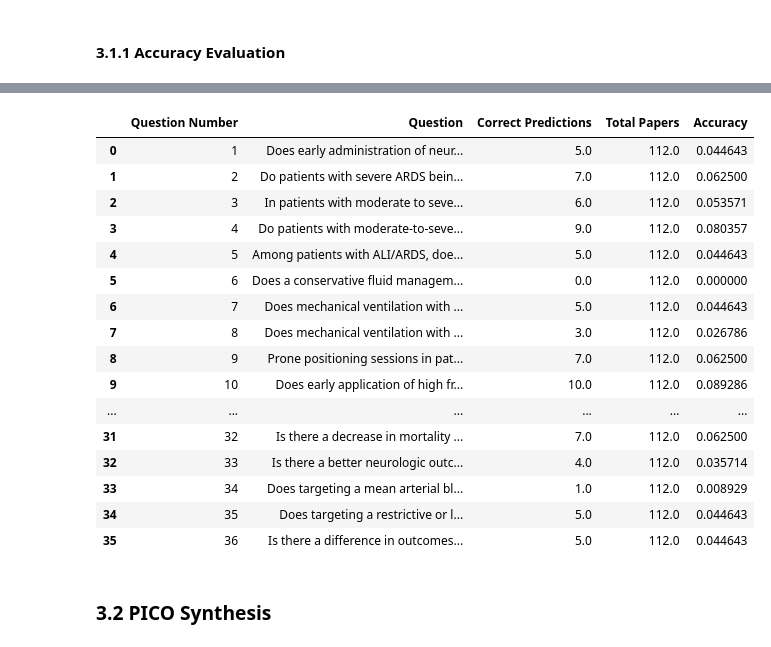
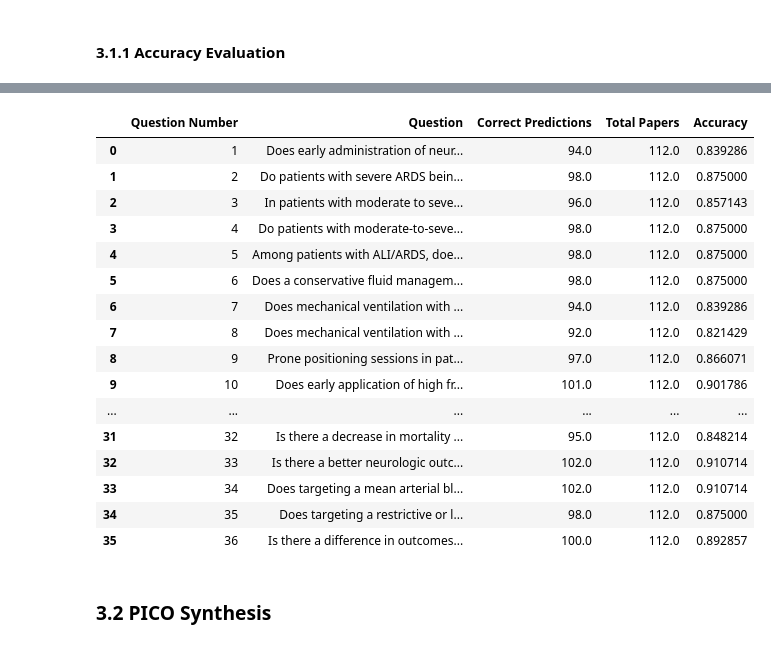
Before and after one commit to suim-park/Capstone-RAG-Team, a Jupyter notebook: 1__Codes/synthesis.ipynb, the cells around one changed output, grey strips where cells are left out. Saved outputs shown, nothing was run; the diff lists cells and outputs as text; code cells hidden in the pictures.

```diff
--- a/1__Codes/synthesis.ipynb
+++ b/1__Codes/synthesis.ipynb
@@ -385,6 +386,6 @@ merged_stance_final
 | 35 | 36 | Is there a difference in outcomes... | EDvsLSMENDS |  | ACURASYS, ADRENAL, AID-ICU, ALBIO... |  | DPSMVAS | ACURASYS, ROSE, FACTT, ARDSNet, P... |
 # %%
 # Apply the accuracy computation function to each row
-df_accuracy_ = merged_stance_final.apply(
+df_accuracy = merged_stance_final.apply(
     lambda row: compute_accuracy_with_total_vocab(row, total_vocab_set), axis=1
 )
@@ -411,25 +392,27 @@ df_accuracy
 # %%
-# Combine results with original question metadata
-df_final = pd.concat([df_merged[["Question Number", "Question"]], df_accuracy], axis=1)
-
-# Display the first few rows of the final result
-df_final
+# Combine question number, question, and accuracy results
+df_accuracy_result = pd.concat(
+    [merged_stance_final[["Question Number", "Question"]], df_accuracy], axis=1
+)
-# %% [output]
-|  | Question Number | Question | Correct Predictions | Total Papers | Accuracy |
-| 0 | 1 | Does early administration of neur... | 5.0 | 112.0 | 0.044643 |
-| 1 | 2 | Do patients with severe ARDS bein... | 7.0 | 112.0 | 0.062500 |
-| 2 | 3 | In patients with moderate to seve... | 6.0 | 112.0 | 0.053571 |
-| 3 | 4 | Do patients with moderate-to-seve... | 9.0 | 112.0 | 0.080357 |
-| 4 | 5 | Among patients with ALI/ARDS, doe... | 5.0 | 112.0 | 0.044643 |
-| 5 | 6 | Does a conservative fluid managem... | 0.0 | 112.0 | 0.000000 |
-| 6 | 7 | Does mechanical ventilation with ... | 5.0 | 112.0 | 0.044643 |
-| 7 | 8 | Does mechanical ventilation with ... | 3.0 | 112.0 | 0.026786 |
-| 8 | 9 | Prone positioning sessions in pat... | 7.0 | 112.0 | 0.062500 |
-| 9 | 10 | Does early application of high fr... | 10.0 | 112.0 | 0.089286 |
-| ... | ... | ... | ... | ... | ... |
-| 31 | 32 | Is there a decrease in mortality ... | 7.0 | 112.0 | 0.062500 |
-| 32 | 33 | Is there a better neurologic outc... | 4.0 | 112.0 | 0.035714 |
-| 33 | 34 | Does targeting a mean arterial bl... | 1.0 | 112.0 | 0.008929 |
-| 34 | 35 | Does targeting a restrictive or l... | 5.0 | 112.0 | 0.044643 |
-| 35 | 36 | Is there a difference in outcomes... | 5.0 | 112.0 | 0.044643 |
+# %%
+# Preview
+df_accuracy_result.head(36)
+# %% [output]
+|  | Question Number | Question | Correct Predictions | Total Papers | Accuracy |
+| 0 | 1 | Does early administration of neur... | 94.0 | 112.0 | 0.839286 |
+| 1 | 2 | Do patients with severe ARDS bein... | 98.0 | 112.0 | 0.875000 |
+| 2 | 3 | In patients with moderate to seve... | 96.0 | 112.0 | 0.857143 |
+| 3 | 4 | Do patients with moderate-to-seve... | 98.0 | 112.0 | 0.875000 |
+| 4 | 5 | Among patients with ALI/ARDS, doe... | 98.0 | 112.0 | 0.875000 |
+| 5 | 6 | Does a conservative fluid managem... | 98.0 | 112.0 | 0.875000 |
+| 6 | 7 | Does mechanical ventilation with ... | 94.0 | 112.0 | 0.839286 |
+| 7 | 8 | Does mechanical ventilation with ... | 92.0 | 112.0 | 0.821429 |
+| 8 | 9 | Prone positioning sessions in pat... | 97.0 | 112.0 | 0.866071 |
+| 9 | 10 | Does early application of high fr... | 101.0 | 112.0 | 0.901786 |
+| ... | ... | ... | ... | ... | ... |
+| 31 | 32 | Is there a decrease in mortality ... | 95.0 | 112.0 | 0.848214 |
+| 32 | 33 | Is there a better neurologic outc... | 102.0 | 112.0 | 0.910714 |
+| 33 | 34 | Does targeting a mean arterial bl... | 102.0 | 112.0 | 0.910714 |
+| 34 | 35 | Does targeting a restrictive or l... | 98.0 | 112.0 | 0.875000 |
+| 35 | 36 | Is there a difference in outcomes... | 100.0 | 112.0 | 0.892857 |
 # %%
```
Also changed, not shown: parts of 8 cells of this notebook, 6 other files.
